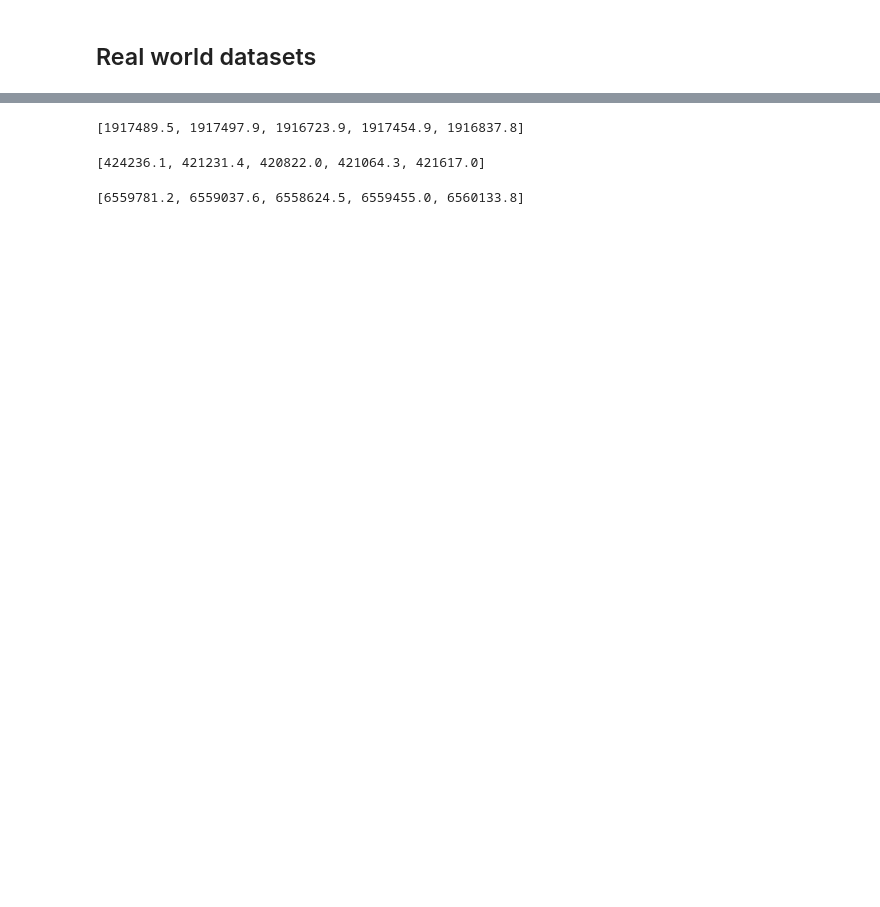
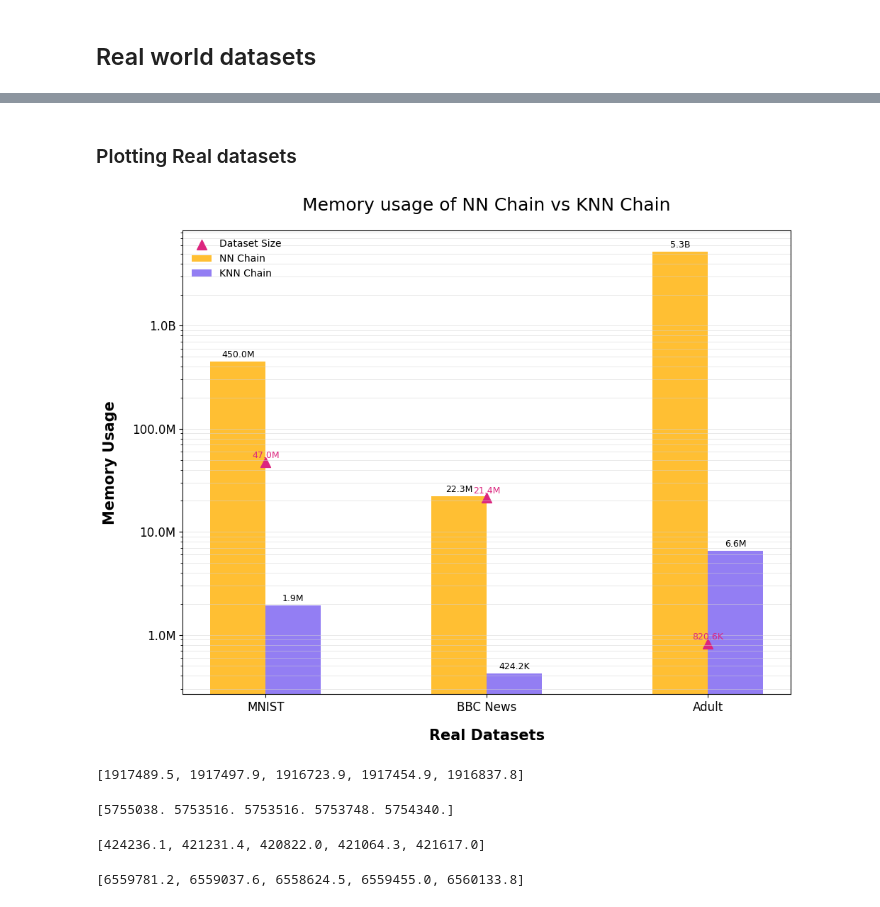
Before and after one commit to niconymanda/knn-chain, a Jupyter notebook: paper_results.ipynb, the cells around one changed output, grey strips where cells are left out. Cells and saved outputs as stored; diff of their text form; code cells hidden in the pictures; blank space fills up the shorter version.

```diff
--- a/paper_results.ipynb
+++ b/paper_results.ipynb
@@ -477,3 +603,10 @@ bbc_matrix = matrix.toarray().transpose() # max = 81.0
 # Adult Census
 adult = np.loadtxt("datasets/adult_train.data")
 adult = np.nan_to_num(adult)
+# %%
+dataset_sizes_real = []
+for s in [mnist_data.shape, bbc_matrix.shape, adult.shape]:
+    x = 1
+    for d in s:
+        x*=d
+    dataset_sizes_real.append(x)
@@ -480,3 +630,12 @@ adult = np.nan_to_num(adult)
+# %%
+real_nn_mems = [449957377.6, 22269969.2, 5260149766.2]
+real_knn_mems = [1917489.5, 424236.1, 6559781.2]
+# %% [markdown]
+### Plotting Real datasets
+# %%
+plot_mem(real_nn_mems, real_knn_mems, dataset_sizes_real, 'Real Datasets', ['MNIST', 'BBC News', 'Adult'], (10,8))
+# %% [output]
+[figure, added]
 # %%
 new_ks = [1, 3, 15, 25, 35]
 # %%
@@ -486,6 +645,11 @@ mnist_mem = wrapper_mem(mnist_data[:10000], new_ks, 20)
 print(mnist_mem)
 # %% [output]
 [1917489.5, 1917497.9, 1916723.9, 1917454.9, 1916837.8]
+# %%
+print(wrapper_mem(mnist_data[:30000], new_ks, 1))
+# [5755038. 5753516. 5753516. 5753748. 5754340.]
+# %% [output]
+[5755038. 5753516. 5753516. 5753748. 5754340.]
 # %%
 bbc_mem = [424236.1, 421231.4, 420822.0, 421064.3, 421617.0]
 # %%
```
Also changed, not shown: parts of 18 cells of this notebook, 1 other file.
